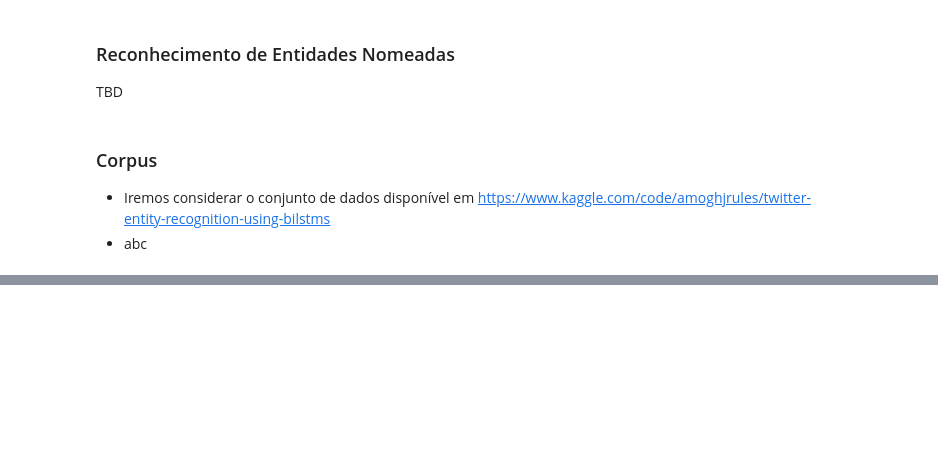
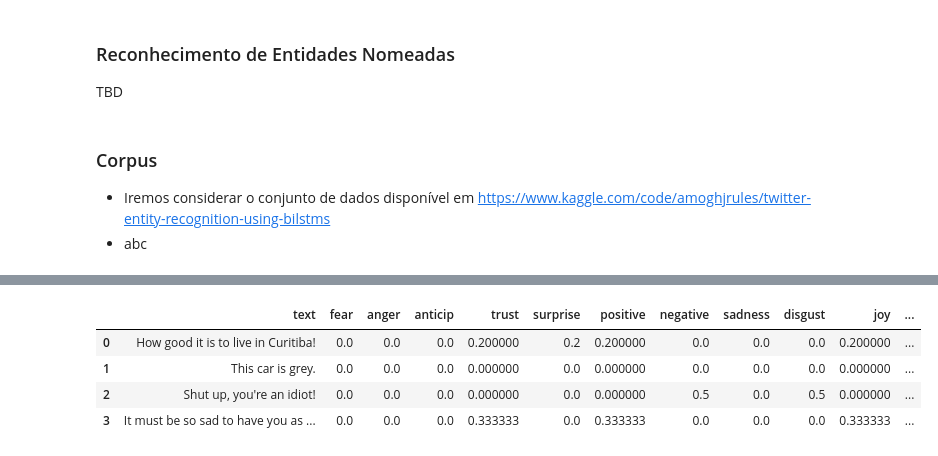
Before and after one commit to webmedia2022-nlp/course-code, a Jupyter notebook: NLP_WebMedia2022.ipynb, the cells around one changed output, grey strips where cells are left out. Drawn from its saved outputs; the diff is of its cells as text; code cells hidden in the pictures; blank space fills up the shorter version.

Commit message:
Added Emolex, LIWC and Perspective sections

```diff
--- a/NLP_WebMedia2022.ipynb
+++ b/NLP_WebMedia2022.ipynb
@@ -842,0 +902,17 @@ TBD
+# %%
+# Frases que vamos usar como exemplo para os modelos de AS
+
+emotional_sentences = [
+
+    # exemplo de frase positiva
+    "How good it is to live in Curitiba!",
+
+    # exemplo de frase neutra
+    "This car is grey.",
+
+    # exemplo de frase negativa
+    "Shut up, you're an idiot!",
+
+    # exemplo de frase negativa, mas com palavras que podem confundir o modelo de AS como "friend"
+    "It must be so sad to have you as a friend"
+]
@@ -842,0 +930,9 @@ TBD
+# %%
+# Exemplo de sentenças processadas com o Emolex (frequência de emoções nas sentenças)
+EmotionComprehension.emolex(emotional_sentences)
+# %% [output]
+|  | text | fear | anger | anticip | trust | surprise | positive | negative | sadness | disgust | joy | ... |
+| 0 | How good it is to live in Curitiba! | 0.0 | 0.0 | 0.0 | 0.200000 | 0.2 | 0.200000 | 0.0 | 0.0 | 0.0 | 0.200000 | ... |
+| 1 | This car is grey. | 0.0 | 0.0 | 0.0 | 0.000000 | 0.0 | 0.000000 | 0.0 | 0.0 | 0.0 | 0.000000 | ... |
+| 2 | Shut up, you're an idiot! | 0.0 | 0.0 | 0.0 | 0.000000 | 0.0 | 0.000000 | 0.5 | 0.0 | 0.5 | 0.000000 | ... |
+| 3 | It must be so sad to have you as ... | 0.0 | 0.0 | 0.0 | 0.333333 | 0.0 | 0.333333 | 0.0 | 0.0 | 0.0 | 0.333333 | ... |
```
Also changed, not shown: parts of 30 cells of this notebook, 7 other files.
